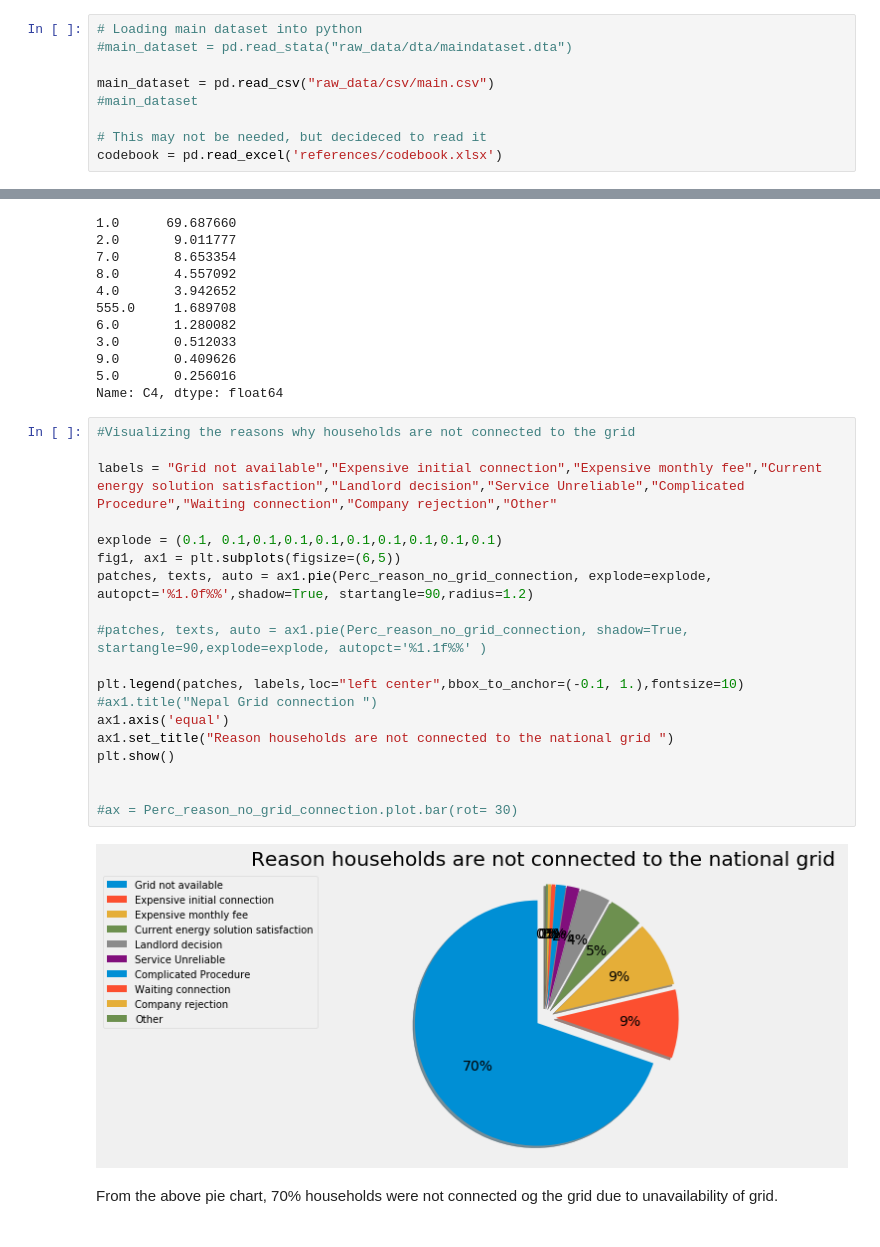
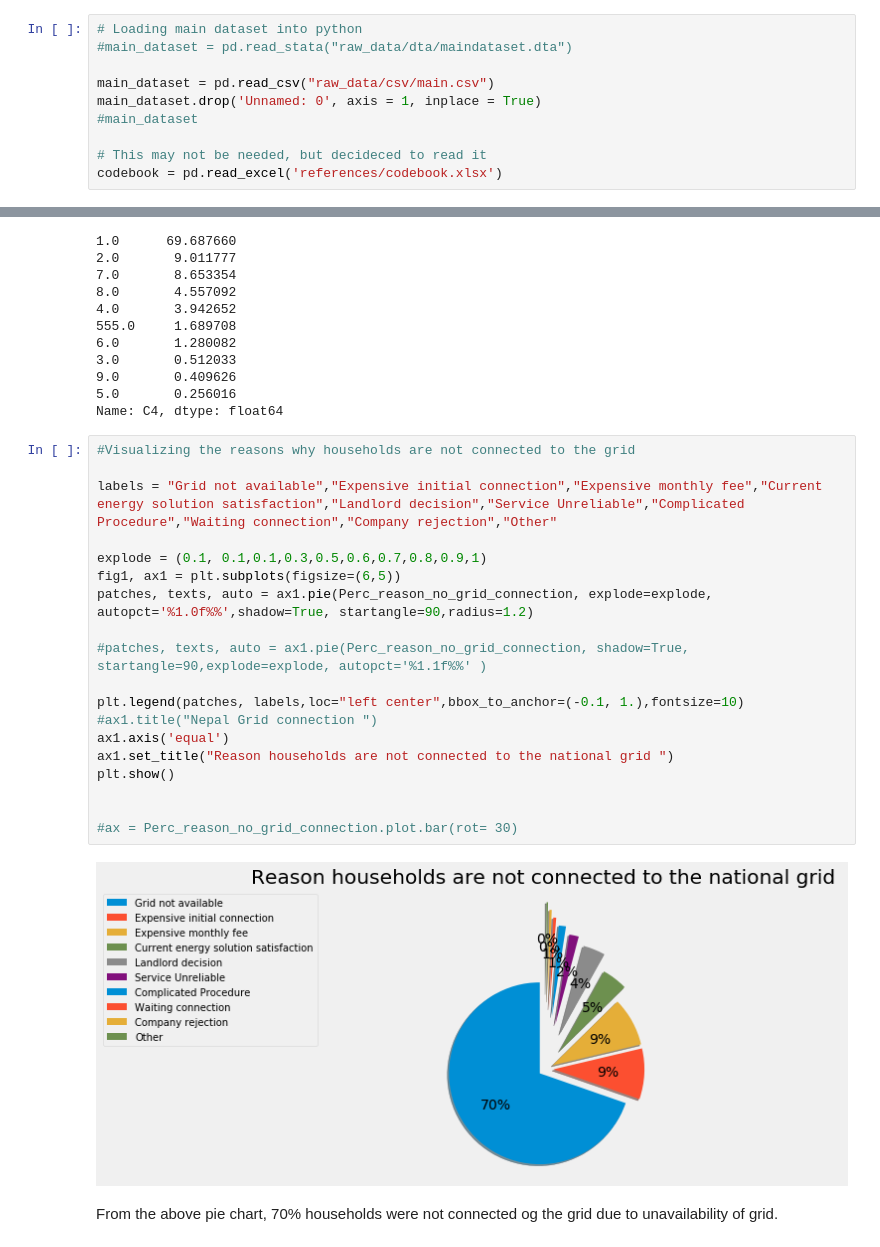
Before and after one commit to alfonsocaiazzo/esmap-mtf-data, a Jupyter notebook: Nepal/Nepal_Energy_Access_Analysis.ipynb, the cells around one changed output, grey strips where cells are left out. Cells and saved outputs as stored; diff of their text form.

```diff
--- a/Nepal/Nepal_Energy_Access_Analysis.ipynb
+++ b/Nepal/Nepal_Energy_Access_Analysis.ipynb
@@ -47,6 +48,7 @@ warnings.filterwarnings('ignore')
 #main_dataset = pd.read_stata("raw_data/dta/maindataset.dta")
 
 main_dataset = pd.read_csv("raw_data/csv/main.csv")
+main_dataset.drop('Unnamed: 0', axis = 1, inplace = True)
 #main_dataset
 
 # This may not be needed, but decideced to read it
@@ -136,23 +223,23 @@ Name: C4, dtype: float64
 # %%
 #Visualizing the reasons why households are not connected to the grid
 
 labels = "Grid not available","Expensive initial connection","Expensive monthly fee","Current energy solution satisfaction","Landlord decision","Service Unreliable","Complicated Procedure","Waiting connection","Company rejection","Other"
 
-explode = (0.1, 0.1,0.1,0.1,0.1,0.1,0.1,0.1,0.1,0.1)
+explode = (0.1, 0.1,0.1,0.3,0.5,0.6,0.7,0.8,0.9,1)
 fig1, ax1 = plt.subplots(figsize=(6,5))
 patches, texts, auto = ax1.pie(Perc_reason_no_grid_connection, explode=explode, autopct='%1.0f%%',shadow=True, startangle=90,radius=1.2)
 
 #patches, texts, auto = ax1.pie(Perc_reason_no_grid_connection, shadow=True, startangle=90,explode=explode, autopct='%1.1f%%' )
 
 plt.legend(patches, labels,loc="left center",bbox_to_anchor=(-0.1, 1.),fontsize=10)
 #ax1.title("Nepal Grid connection ")
 ax1.axis('equal')
 ax1.set_title("Reason households are not connected to the national grid ")
 plt.show()
 
 
 #ax = Perc_reason_no_grid_connection.plot.bar(rot= 30)
 # %% [output]
-[figure, old version]
+[figure, new version]
 # %% [markdown]
 From the above pie chart, 70% households were not connected og the grid due to unavailability of grid.
```
Also changed, not shown: parts of 14 cells of this notebook.
